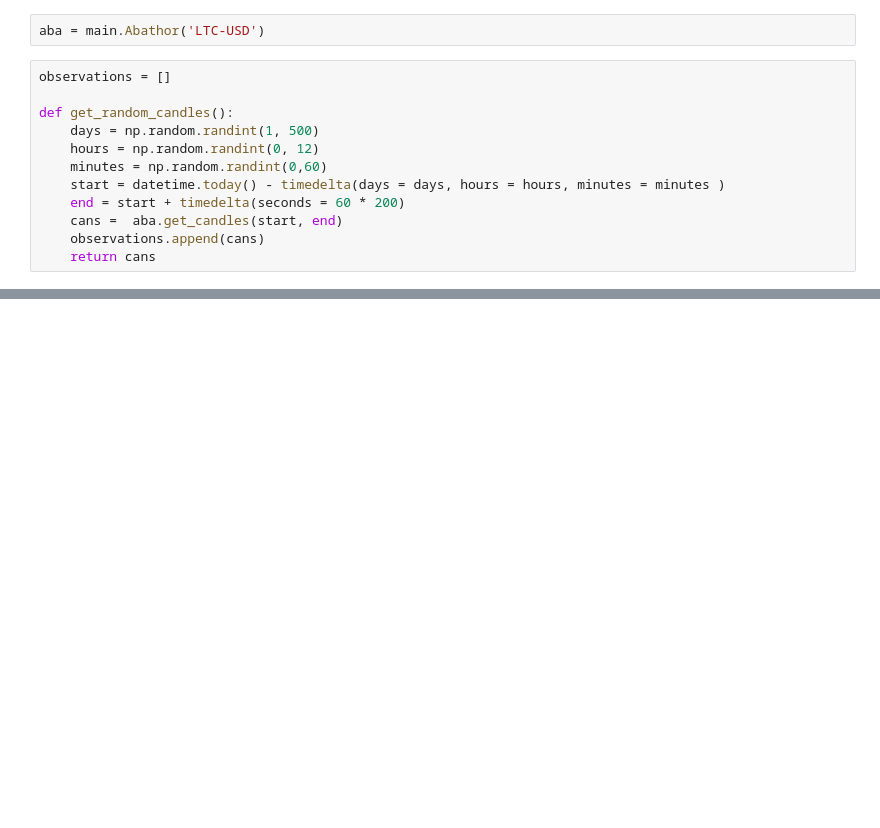
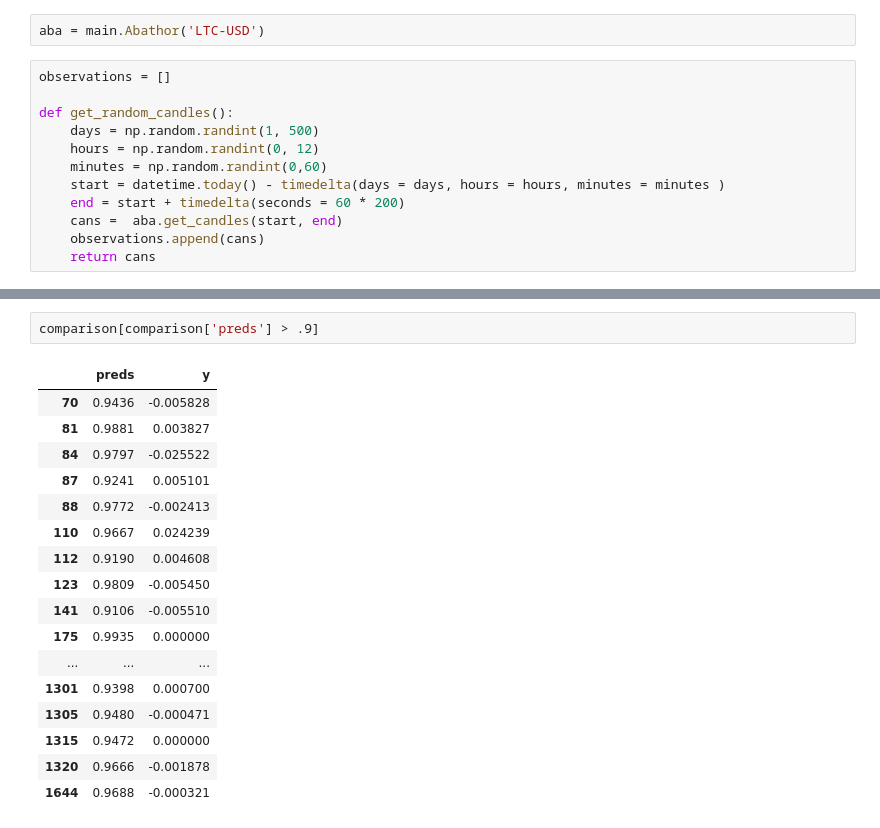
Before and after one commit to 2yan/Super-Simple, a Jupyter notebook: research.ipynb, the cells around one changed output, grey strips where cells are left out. Cells and saved outputs as stored; diff of their text form; blank space fills up the shorter version.

```diff
--- a/research.ipynb
+++ b/research.ipynb
@@ -230,0 +275,20 @@ Name: y, dtype: int64
+# %%
+comparison[comparison['preds'] > .9]
+# %% [output]
+|  | preds | y |
+| 70 | 0.9436 | -0.005828 |
+| 81 | 0.9881 | 0.003827 |
+| 84 | 0.9797 | -0.025522 |
+| 87 | 0.9241 | 0.005101 |
+| 88 | 0.9772 | -0.002413 |
+| 110 | 0.9667 | 0.024239 |
+| 112 | 0.9190 | 0.004608 |
+| 123 | 0.9809 | -0.005450 |
+| 141 | 0.9106 | -0.005510 |
+| 175 | 0.9935 | 0.000000 |
+| ... | ... | ... |
+| 1301 | 0.9398 | 0.000700 |
+| 1305 | 0.9480 | -0.000471 |
+| 1315 | 0.9472 | 0.000000 |
+| 1320 | 0.9666 | -0.001878 |
+| 1644 | 0.9688 | -0.000321 |
```
Also changed, not shown: parts of 17 cells of this notebook, 2 other files.
